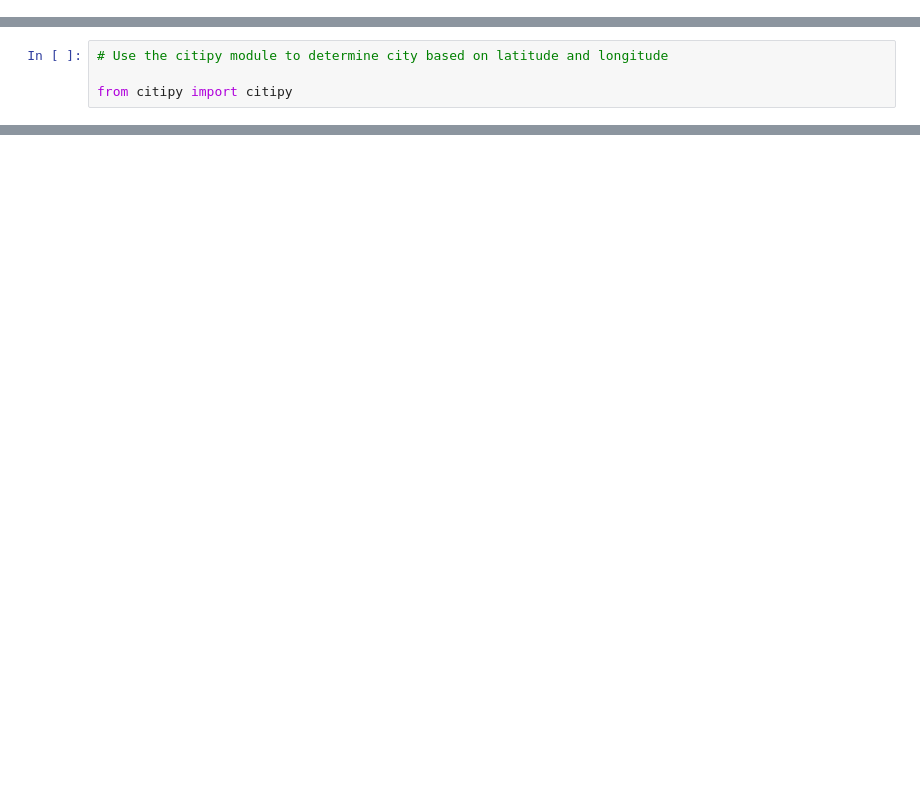
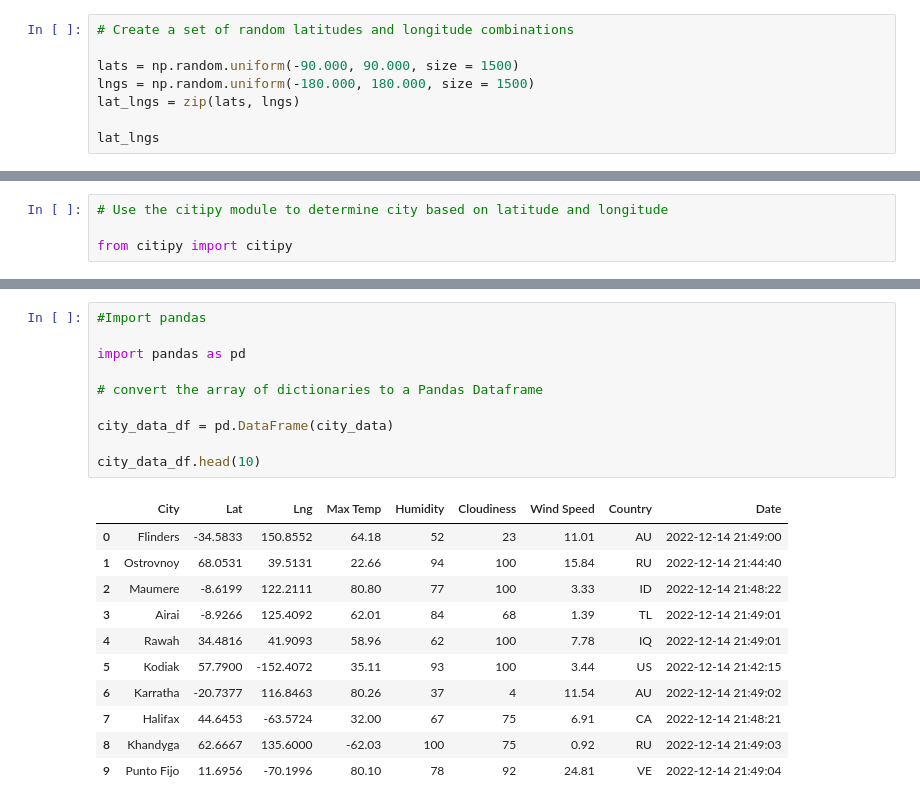
Before and after one commit to UnBearAble1/World_Weather_Analysis, a Jupyter notebook: API_practice.ipynb, the cells around one changed output, grey strips where cells are left out. Cells and saved outputs as stored; diff of their text form; blank space fills up the shorter version.

Commit message:
updated DF for randomly selected citites

```diff
--- a/API_practice.ipynb
+++ b/API_practice.ipynb
@@ -6,0 +7,8 @@ lat_lngs = zip(lats, lngs)
+# %%
+# Create a set of random latitudes and longitude combinations
+
+lats = np.random.uniform(-90.000, 90.000, size = 1500)
+lngs = np.random.uniform(-180.000, 180.000, size = 1500)
+lat_lngs = zip(lats, lngs)
+
+lat_lngs
@@ -57,0 +289,22 @@ len(cities)
+# %%
+#Import pandas
+
+import pandas as pd
+
+# convert the array of dictionaries to a Pandas Dataframe
+
+city_data_df = pd.DataFrame(city_data)
+
+city_data_df.head(10)
+# %% [output]
+|  | City | Lat | Lng | Max Temp | Humidity | Cloudiness | Wind Speed | Country | Date |
+| 0 | Flinders | -34.5833 | 150.8552 | 64.18 | 52 | 23 | 11.01 | AU | 2022-12-14 21:49:00 |
+| 1 | Ostrovnoy | 68.0531 | 39.5131 | 22.66 | 94 | 100 | 15.84 | RU | 2022-12-14 21:44:40 |
+| 2 | Maumere | -8.6199 | 122.2111 | 80.80 | 77 | 100 | 3.33 | ID | 2022-12-14 21:48:22 |
+| 3 | Airai | -8.9266 | 125.4092 | 62.01 | 84 | 68 | 1.39 | TL | 2022-12-14 21:49:01 |
+| 4 | Rawah | 34.4816 | 41.9093 | 58.96 | 62 | 100 | 7.78 | IQ | 2022-12-14 21:49:01 |
+| 5 | Kodiak | 57.7900 | -152.4072 | 35.11 | 93 | 100 | 3.44 | US | 2022-12-14 21:42:15 |
+| 6 | Karratha | -20.7377 | 116.8463 | 80.26 | 37 | 4 | 11.54 | AU | 2022-12-14 21:49:02 |
+| 7 | Halifax | 44.6453 | -63.5724 | 32.00 | 67 | 75 | 6.91 | CA | 2022-12-14 21:48:21 |
+| 8 | Khandyga | 62.6667 | 135.6000 | -62.03 | 100 | 75 | 0.92 | RU | 2022-12-14 21:49:03 |
+| 9 | Punto Fijo | 11.6956 | -70.1996 | 80.10 | 78 | 92 | 24.81 | VE | 2022-12-14 21:49:04 |
```
Also changed, not shown: parts of 21 cells of this notebook, 2 other files.
